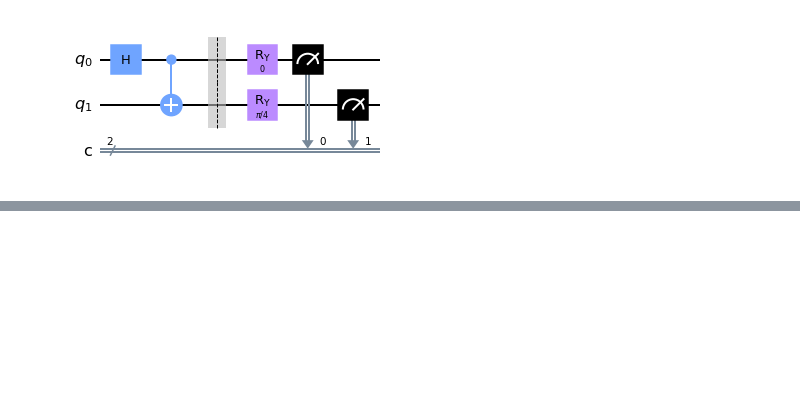
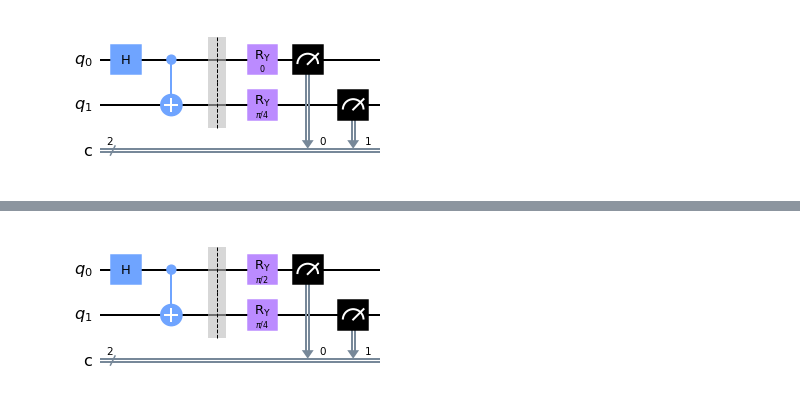
Before and after one commit to MonitSharma/Quantum_SpeedUp, a Jupyter notebook: circuits.ipynb, the cells around one changed output, grey strips where cells are left out. Cells and saved outputs as stored; diff of their text form; code cells hidden in the pictures; blank space fills up the shorter version.

```diff
--- a/circuits.ipynb
+++ b/circuits.ipynb
@@ -31,3 +42,18 @@ circ.draw('mpl')
+# %%
+# if they gets |10>
+circ1 = QuantumCircuit(2,2)
+
+circ1.h(0)
+circ1.cx(0,1)
+circ1.barrier()
+# if they get |10>
+circ1.ry(np.pi/2,0)
+circ1.ry(np.pi/4,1)
+circ1.measure(range(2),range(2))
+
+circ1.draw('mpl')
+# %% [output]
+[figure, added]
 # %%
 # if they gets |11>
 circ1 = QuantumCircuit(2,2)
```
Also changed, not shown: parts of 2 cells of this notebook.
